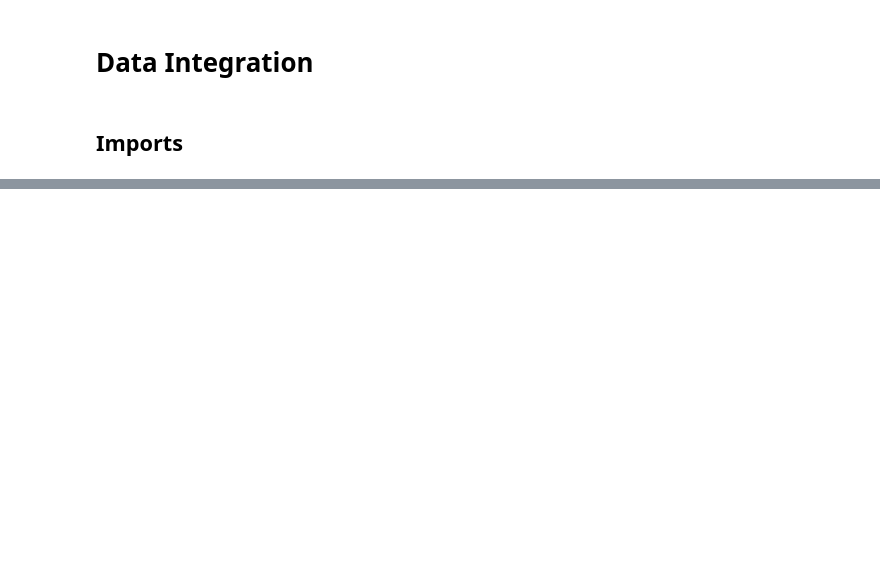
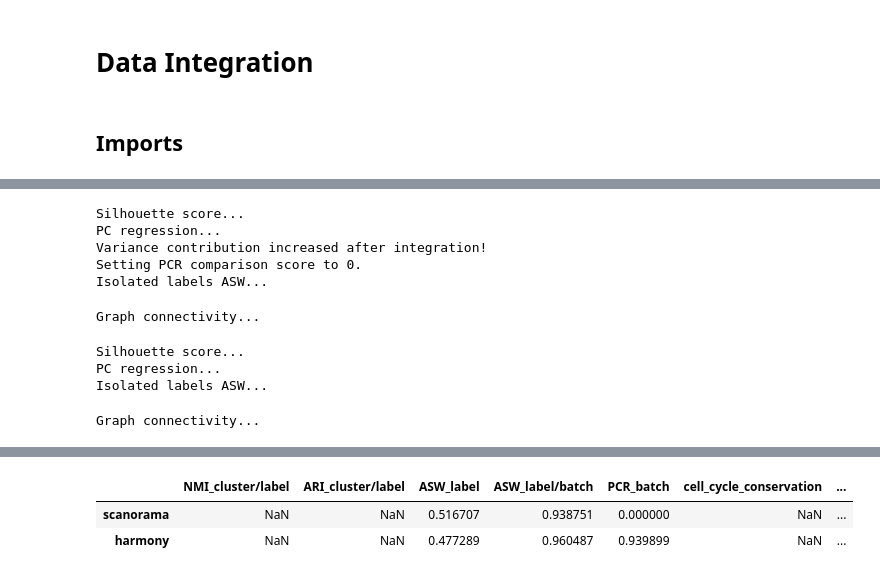
Before and after one commit to jktmal/scBoolNet, a Jupyter notebook: 2. Data Integration.ipynb, the cells around one changed output, grey strips where cells are left out. Saved outputs shown, nothing was run; the diff lists cells and outputs as text; code cells hidden in the pictures; blank space fills up the shorter version.

```diff
--- a/2. Data Integration.ipynb
+++ b/2. Data Integration.ipynb
@@ -39,2 +137,22 @@ adata_integrated
 # %%
-adata_integrated.obs_names
+%%time
+metrics_rows = {}
+for method, adata_int in results.items():
+    metrics_rows[method] = scib.metrics.metrics_fast(
+        adata_unintegrated, adata_int, BATCH_KEY, LABEL_KEY, embed="X_emb",
+    ).iloc[:, 0]
+
+metrics_df = pd.DataFrame(metrics_rows).T
+metrics_df.to_csv(OUTDIR / "integration_metrics.csv")
+metrics_df
+# %% [output]
+Silhouette score...
+PC regression...
+Variance contribution increased after integration!
+Setting PCR comparison score to 0.
+Isolated labels ASW...
+Graph connectivity...
+Silhouette score...
+PC regression...
+Isolated labels ASW...
+Graph connectivity...
@@ -40,0 +161,3 @@ adata_integrated.obs_names
+|  | NMI_cluster/label | ARI_cluster/label | ASW_label | ASW_label/batch | PCR_batch | cell_cycle_conservation | ... |
+| scanorama | NaN | NaN | 0.516707 | 0.938751 | 0.000000 | NaN | ... |
+| harmony | NaN | NaN | 0.477289 | 0.960487 | 0.939899 | NaN | ... |
```
Also changed, not shown: parts of 37 cells of this notebook.
